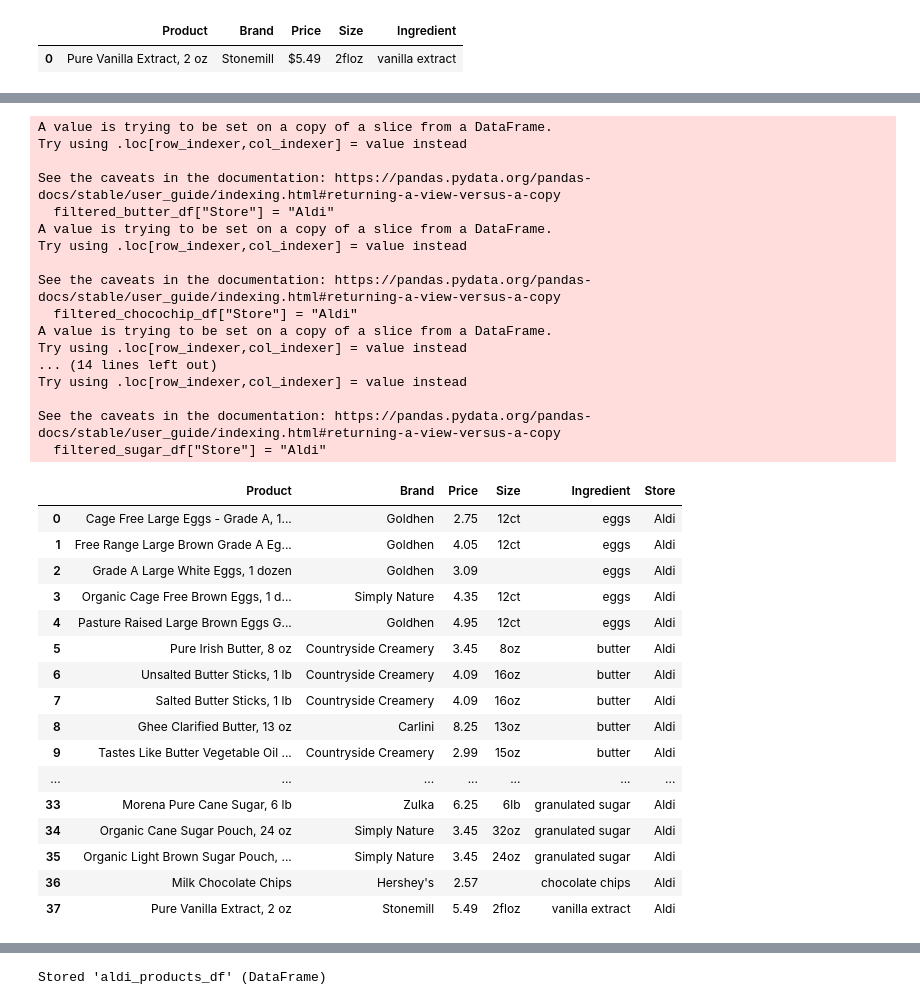
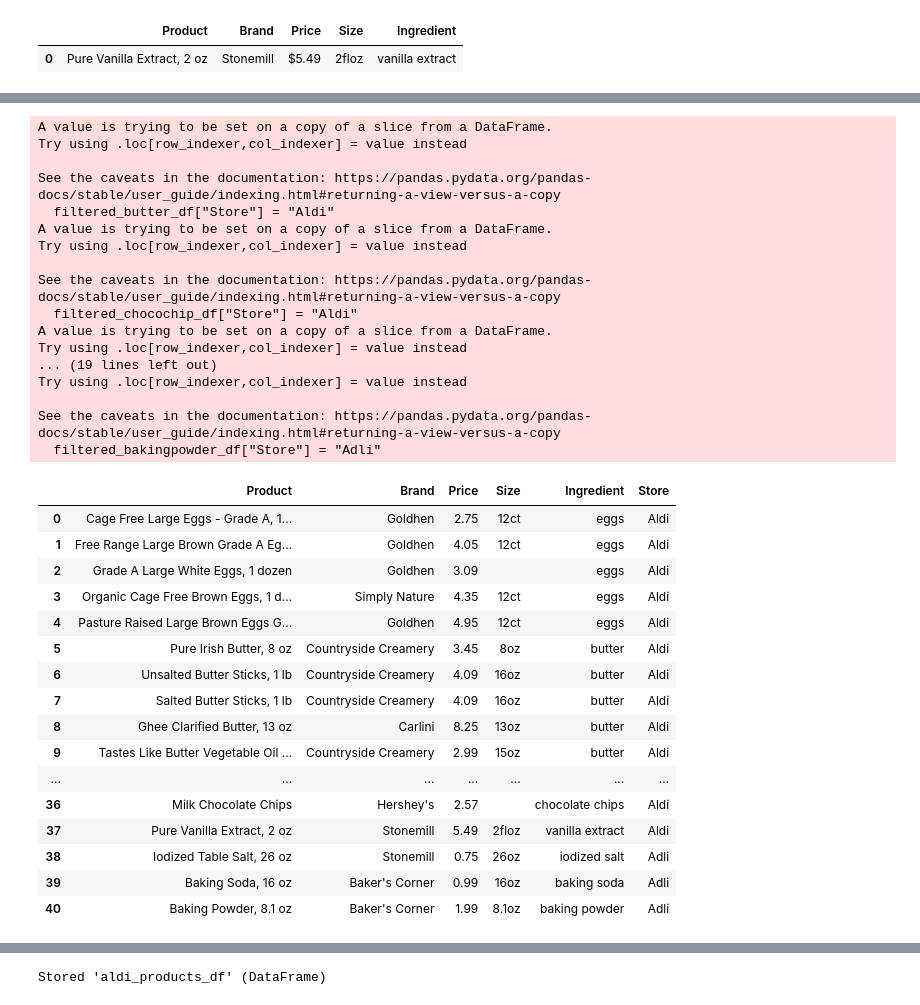
Before and after one commit to AprilHolmes7825/grocery_comparison_project, a Jupyter notebook: Code/aldi_web_scraping.ipynb, the cells around one changed output, grey strips where cells are left out. Cells and saved outputs as stored; diff of their text form; code cells hidden in the pictures.

Commit message:
added to aldi df, cookie calc, html and css

```diff
--- a/Code/aldi_web_scraping.ipynb
+++ b/Code/aldi_web_scraping.ipynb
@@ -471,0 +577,36 @@ vanilla_df
+# %%
+from splinter import Browser
+from bs4 import BeautifulSoup as soup
+import requests
+
+url = 'https://new.aldi.us/results?q=baking%20powder'
+headers = {'User-Agent': "Mozilla/5.0 (Windows NT 10.0; Win64; x64) AppleWebKit/537.36 (KHTML, like Gecko) Chrome/122.0.0.0 Safari/537.36"}
+response = requests.get(url, headers=headers)
+soup = soup(response.content, 'html.parser')
+
+bakingpowder_text_elements = soup.find('div', class_= "product-grid")
+
+bakingpowder_list = []
+
+for elem in bakingpowder_text_elements:
+    title = elem.find("div", class_="product-tile__name").text
+    brand = elem.find("div", class_="product-tile__brandname").text
+    price = elem.find("div", class_="base-price product-tile__price base-price--product-tile").text
+    size = elem.find("div", class_="product-tile__unit-of-measurement").text
+
+    each_product = {
+        "Product": title,
+        "Brand": brand,
+        "Price": price,
+        "Size": size
+    }
+
+    bakingpowder_list.append(each_product)
+
+#butter_list
+
+bakingpowder_df = pd.DataFrame(bakingpowder_list)
+bakingpowder_df["Size"] = bakingpowder_df["Size"].str.replace(r'\s+', '', regex=True)
+bakingpowder_df["Price"] = bakingpowder_df["Price"].str.replace(r'\n', '', regex=True)
+
+bakingpowder_df
@@ -471,0 +624,4 @@ vanilla_df
+# %%
+filtered_bakingpowder_df = bakingpowder_df[~bakingpowder_df["Product"].str.contains("Sugar|Cake|Mix|Cocoa", regex=True)]
+filtered_bakingpowder_df["Ingredient"] = "baking powder"
+filtered_bakingpowder_df
@@ -477,6 +641,9 @@ filtered_flour_df["Store"] = "Aldi"
 filtered_milk_df["Store"] = "Aldi"
 filtered_sugar_df["Store"] = "Aldi"
 vanilla_df["Store"] = "Aldi"
+salt_df["Store"] = "Adli"
+filtered_bakingsoda_df["Store"] = "Adli"
+filtered_bakingpowder_df["Store"] = "Adli"
 # %% [output]
 A value is trying to be set on a copy of a slice from a DataFrame.
 Try using .loc[row_indexer,col_indexer] = value instead
@@ -490,32 +657,32 @@ See the caveats in the documentation: https://pandas.pydata.org/pandas-docs/stab
   filtered_chocochip_df["Store"] = "Aldi"
 A value is trying to be set on a copy of a slice from a DataFrame.
 Try using .loc[row_indexer,col_indexer] = value instead
-... (14 lines left out)
+... (19 lines left out)
 Try using .loc[row_indexer,col_indexer] = value instead
 
 See the caveats in the documentation: https://pandas.pydata.org/pandas-docs/stable/user_guide/indexing.html#returning-a-view-versus-a-copy
-  filtered_sugar_df["Store"] = "Aldi"
+  filtered_bakingpowder_df["Store"] = "Adli"
 # %%
-dataframes = [filtered_eggs_df, filtered_butter_df, filtered_flour_df, filtered_milk_df, filtered_sugar_df, filtered_chocochip_df, vanilla_df]
+dataframes = [filtered_eggs_df, filtered_butter_df, filtered_flour_df, filtered_milk_df, filtered_sugar_df, filtered_chocochip_df, vanilla_df, salt_df, filtered_bakingsoda_df, filtered_bakingpowder_df]
 aldi_products_df = pd.concat(dataframes)
 aldi_products_df['Price'] = aldi_products_df['Price'].str.replace('$', '').astype(float)
 aldi_products_df.reset_index(drop=True, inplace=True)
 aldi_products_df
 # %% [output]
 |  | Product | Brand | Price | Size | Ingredient | Store |
 | 0 | Cage Free Large Eggs - Grade A, 1... | Goldhen | 2.75 | 12ct | eggs | Aldi |
 | 1 | Free Range Large Brown Grade A Eg... | Goldhen | 4.05 | 12ct | eggs | Aldi |
 | 2 | Grade A Large White Eggs, 1 dozen | Goldhen | 3.09 |  | eggs | Aldi |
 | 3 | Organic Cage Free Brown Eggs, 1 d... | Simply Nature | 4.35 | 12ct | eggs | Aldi |
 | 4 | Pasture Raised Large Brown Eggs G... | Goldhen | 4.95 | 12ct | eggs | Aldi |
 | 5 | Pure Irish Butter, 8 oz | Countryside Creamery | 3.45 | 8oz | butter | Aldi |
 | 6 | Unsalted Butter Sticks, 1 lb | Countryside Creamery | 4.09 | 16oz | butter | Aldi |
 | 7 | Salted Butter Sticks, 1 lb | Countryside Creamery | 4.09 | 16oz | butter | Aldi |
 | 8 | Ghee Clarified Butter, 13 oz | Carlini | 8.25 | 13oz | butter | Aldi |
 | 9 | Tastes Like Butter Vegetable Oil ... | Countryside Creamery | 2.99 | 15oz | butter | Aldi |
 | ... | ... | ... | ... | ... | ... | ... |
-| 33 | Morena Pure Cane Sugar, 6 lb | Zulka | 6.25 | 6lb | granulated sugar | Aldi |
-| 34 | Organic Cane Sugar Pouch, 24 oz | Simply Nature | 3.45 | 32oz | granulated sugar | Aldi |
-| 35 | Organic Light Brown Sugar Pouch, ... | Simply Nature | 3.45 | 24oz | granulated sugar | Aldi |
 | 36 | Milk Chocolate Chips | Hershey's | 2.57 |  | chocolate chips | Aldi |
 | 37 | Pure Vanilla Extract, 2 oz | Stonemill | 5.49 | 2floz | vanilla extract | Aldi |
+| 38 | Iodized Table Salt, 26 oz | Stonemill | 0.75 | 26oz | iodized salt | Adli |
+| 39 | Baking Soda, 16 oz | Baker's Corner | 0.99 | 16oz | baking soda | Adli |
+| 40 | Baking Powder, 8.1 oz | Baker's Corner | 1.99 | 8.1oz | baking powder | Adli |
```
Also changed, not shown: parts of 8 cells of this notebook, 3 other files.
